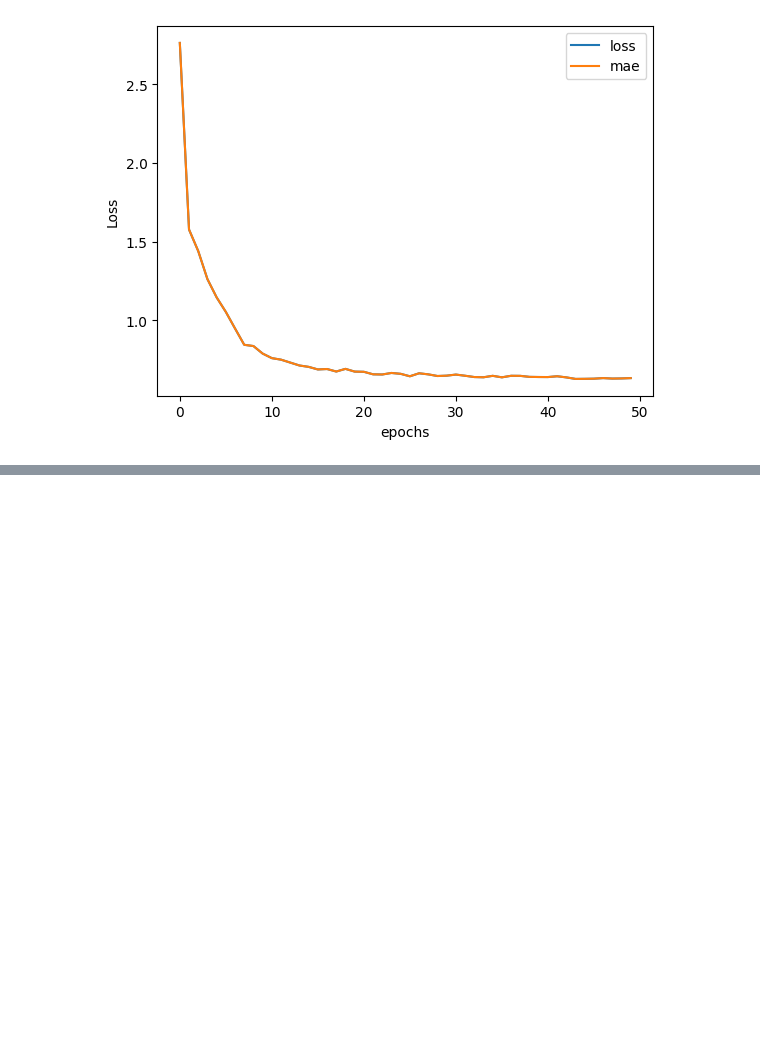
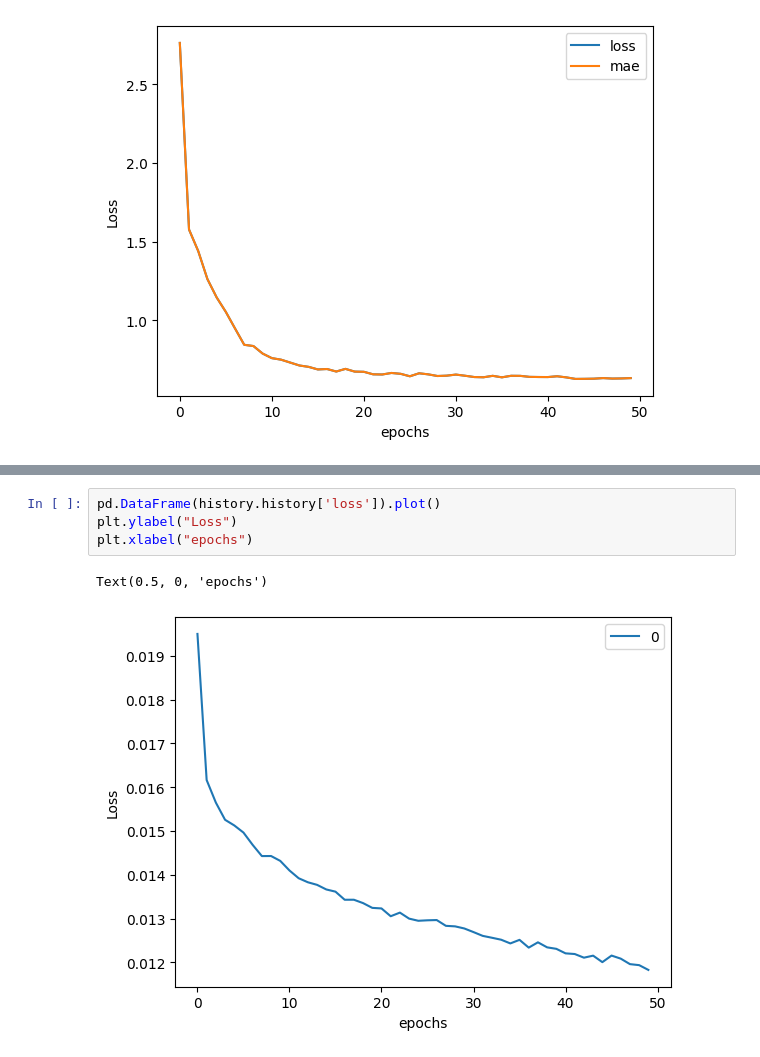
Before and after one commit to sarmijavier/Prediction-with-Supervised-Learning-Models, a Jupyter notebook: activity_1.ipynb, the cells around one changed output, grey strips where cells are left out. Drawn from its saved outputs; the diff is of its cells as text; blank space fills up the shorter version.

```diff
--- a/activity_1.ipynb
+++ b/activity_1.ipynb
@@ -463,0 +877,7 @@ Text(0.5, 0, 'epochs')
+# %%
+pd.DataFrame(history.history['loss']).plot()
+plt.ylabel("Loss")
+plt.xlabel("epochs")
+# %% [output]
+Text(0.5, 0, 'epochs')
+[figure, added]
```
Also changed, not shown: parts of 42 cells of this notebook.
